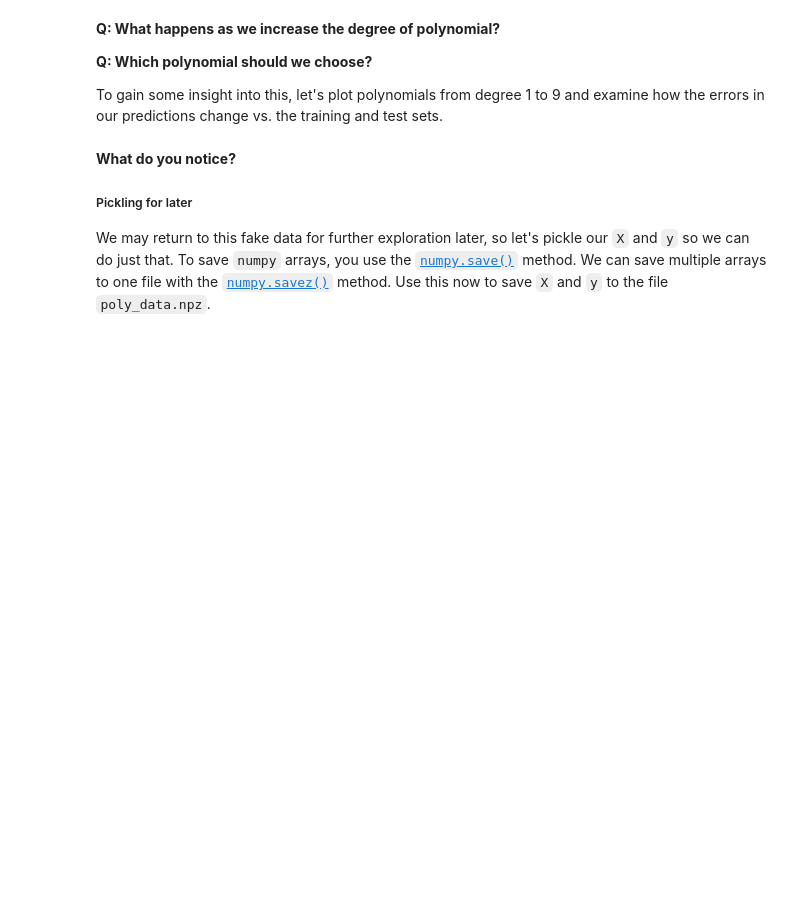
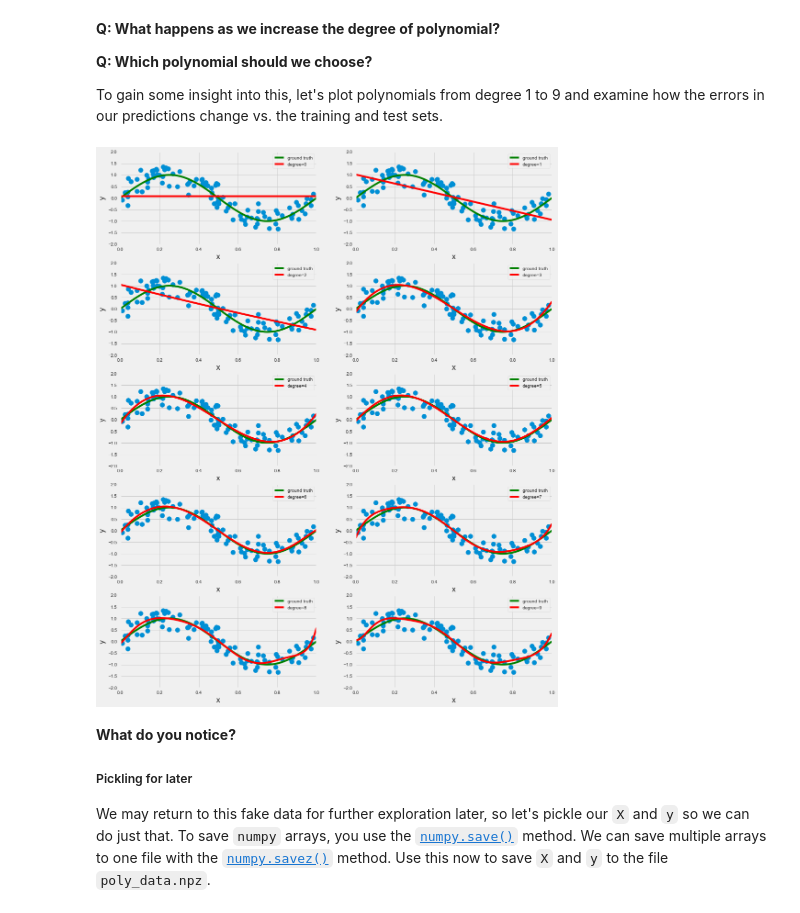
Before and after one commit to cliuless/ds_again, a Jupyter notebook: class_lectures/week02-luther1/03-regression_statsmodels/Intro_to_Regression.ipynb, the cells around one changed output. Cells and saved outputs as stored; diff of their text form; code cells hidden in the pictures; blank space fills up the shorter version.

```diff
--- a/class_lectures/week02-luther1/03-regression_statsmodels/Intro_to_Regression.ipynb
+++ b/class_lectures/week02-luther1/03-regression_statsmodels/Intro_to_Regression.ipynb
@@ -375,17 +520,19 @@ To gain some insight into this, let's plot polynomials from degree 1 to 9 and ex
 # %%
 # Step through degrees from 0 to 9 and store the training and test (generalization) error.
 # This sets up 5 rows of 2 plots each (KEEP)
 fig, ax_rows = plt.subplots(5, 2, figsize=(15, 20))
 for degree in range(10):
     est = make_pipeline(PolynomialFeatures(degree), LinearRegression())
     est.fit(X, y)
     # This sets the appropriate axis for each degree (KEEP)
-    ax_row_left, ax_row_right = ax_rows[degree/2]
+    ax_row_left, ax_row_right = ax_rows[degree//2]
     if degree%2 == 0:
         ax = ax_row_left
     else:
         ax = ax_row_right
     plot_approximation(est, ax, label='degree=%d' % degree)
+# %% [output]
+[figure, added]
 # %% [markdown]
 **What do you notice?**
 
```
Also changed, not shown: parts of 37 cells of this notebook.
